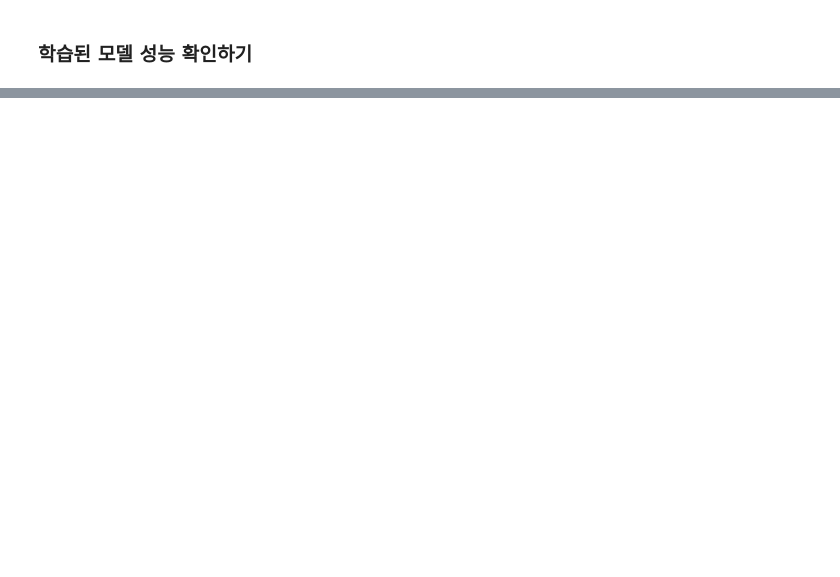
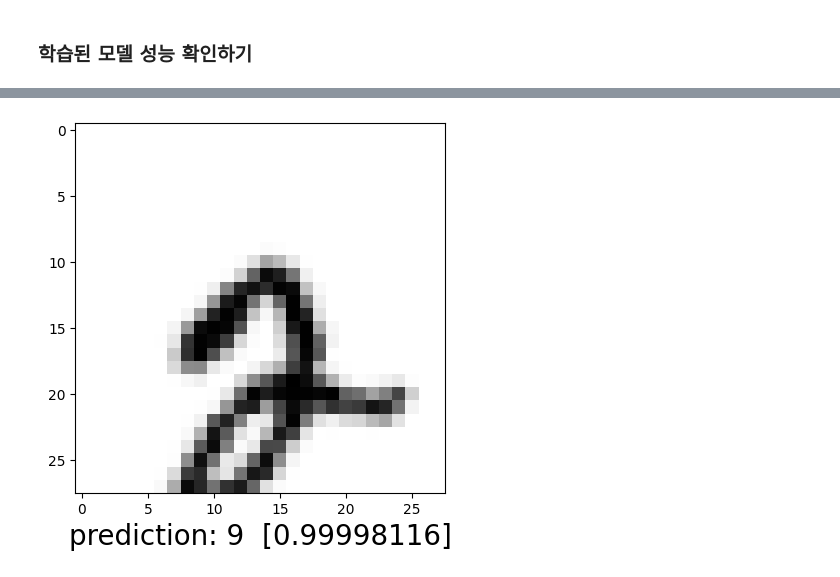
Before and after one commit to UnknwonD/Data_portfolio, a Jupyter notebook: AIFFEL/Projects/Project_CV/0311_ComputerVision_MNIST.ipynb, the cells around one changed output, grey strips where cells are left out. Cells and saved outputs as stored; diff of their text form; code cells hidden in the pictures; blank space fills up the shorter version.

```diff
--- a/AIFFEL/Projects/Project_CV/0311_ComputerVision_MNIST.ipynb
+++ b/AIFFEL/Projects/Project_CV/0311_ComputerVision_MNIST.ipynb
@@ -175,0 +211,5 @@ plt.show()
+# %%
+# MLP의 input 데이터를 넣어주기 위해 1x784 형태로 reshape하고 normalization
+test_image_reshape = test_image.reshape(1, 784).astype('float64')
+# %%
+Y_prediction = model.predict(test_image_reshape)
@@ -175,0 +218,8 @@ plt.show()
+# %%
+index = np.argmax(Y_prediction) # 10개의 class가 각 확률 값으로 나오기 때문에 가장 높은 값을 가진 인덱스를 추출
+value = Y_prediction[:, index]
+plt.imshow(test_image, cmap='Greys')
+plt.xlabel("prediction: "+str(index)+"  " +str(value), fontsize=20)
+plt.show()
+# %% [output]
+[figure, added]
```
Also changed, not shown: parts of 13 cells of this notebook.
